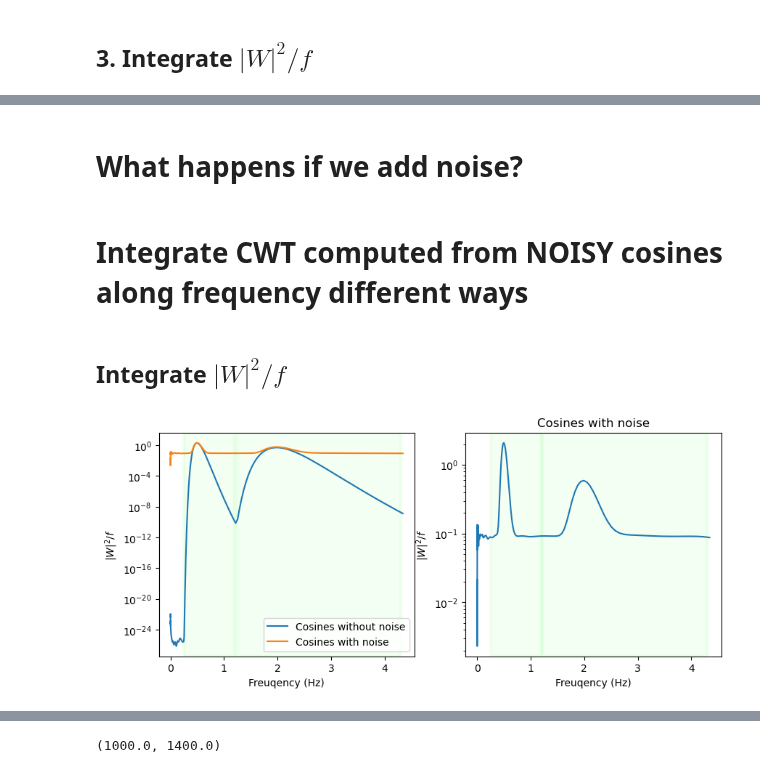
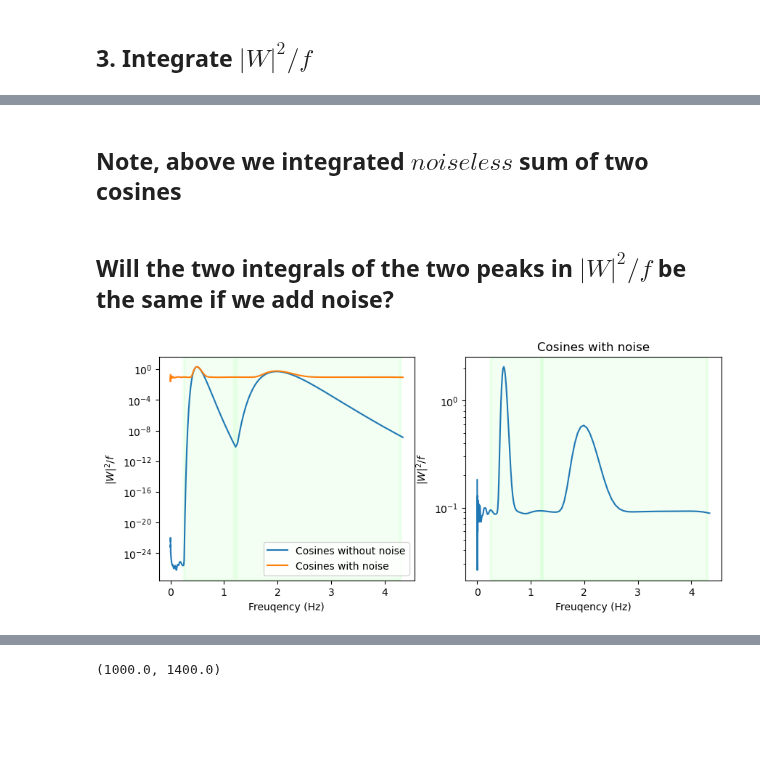
Before and after one commit to Maliboue/time_freq_lib, a Jupyter notebook: examples/cwt_via_matlab/cwt_Amplitude_vs_Scale_sumCosines_and_how_to_get_BandIntegratedPower.ipynb, the cells around one changed output, grey strips where cells are left out. Saved outputs shown, nothing was run; the diff lists cells and outputs as text; code cells hidden in the pictures; blank space fills up the shorter version.

```diff
--- a/examples/cwt_via_matlab/cwt_Amplitude_vs_Scale_sumCosines_and_how_to_get_BandIntegratedPower.ipynb
+++ b/examples/cwt_via_matlab/cwt_Amplitude_vs_Scale_sumCosines_and_how_to_get_BandIntegratedPower.ipynb
@@ -22,9 +30,7 @@ nt = int(T/dt)
 fsignals = np.array([0.5, 2])
 
 t = np.arange(nt)*dt
-x = np.array([sg.cosine(T, fsig,
-               sampling_frequency=Fs,
-               phase=np.random.uniform(-np.pi, np.pi))[1] for fsig in fsignals])
+x = np.array([sg.cosine(T, fsig, sampling_frequency=Fs)[1] for fsig in fsignals])
 x = x.sum(axis=0) # sum of cosines
 
 y = np.random.randn(nt) # noise
@@ -155,5 +151,5 @@ Obviously different since the summed integrals have different weights (freq band
 # %% [markdown]
 ## 3. Integrate $|W|^2/f$
 # %%
-amp = (cwt_x.wt_amp**2).mean('t')/cwt_z.f # *cwt_z.scale
-amp = amp[::-1] # sort in asscending frequency order
+p = (cwt_x.wt_amp**2).mean('t')/cwt_z.f # *cwt_z.scale
+p = p[::-1] # sort in asscending frequency order
@@ -162,7 +156,7 @@ amp_integral = amp.integrate('f').item()
 # %%
 peak_areas = []
 for b in peak_bands:
-    val = amp.sel(f=b).integrate('f')
+    val = p.sel(f=b).integrate('f')
     peak_areas.append(val.item())
 # %%
 peak_areas
@@ -179,33 +167,31 @@ The integrals over the two different bands are also equal (almost because the sp
+# %% [markdown]
+## Note, above we integrated $noiseless$ sum of two cosines
 # %% [markdown]
-# What happens if we add noise?
+## Will the two integrals of the two peaks in $|W|^2/f$ be the same if we add noise?
-# %% [markdown]
-# Integrate CWT computed from NOISY cosines along frequency different ways
-# %% [markdown]
-## Integrate $|W|^2/f$
 # %%
-amp2 = (cwt_z.wt_amp**2).mean('t')/cwt_z.f # *cwt_z.scale
-amp2 = amp2[::-1] # sort in asscending frequency order
+p2 = (cwt_z.wt_amp**2).mean('t')/cwt_z.f # *cwt_z.scale
+p2 = p2[::-1] # sort in asscending frequency order
 # %%
 f, (ax,ax1) = plt.subplots(1,2, figsize=(10,4), sharey=False)
-ax.semilogy(amp.f, amp, label='Cosines without noise')
-ax1.semilogy(amp2.f, amp2)
-ax.semilogy(amp2.f, amp2, label='Cosines with noise')
+ax.semilogy(p.f, p, label='Cosines without noise')
+ax1.semilogy(p2.f, p2)
+ax.semilogy(p2.f, p2, label='Cosines with noise')
 ax.legend()
 
 ax.set(title='',
        ylabel='$|W|^2/f$',
        xlabel='Freuqency (Hz)'
       )
 ax1.set(title='Cosines with noise',
        ylabel='$|W|^2/f$',
        xlabel='Freuqency (Hz)'
       )
 
 for axi in (ax,ax1):
     for b in peak_bands:
         axi.axvspan(b.start, b.stop, color='lime', alpha=0.05, lw=3)
 # %% [output]
-[figure, old version]
+[figure, new version]
 # %%
 peak_areas = []
 for b in peak_bands:
```
Also changed, not shown: parts of 42 cells of this notebook.
